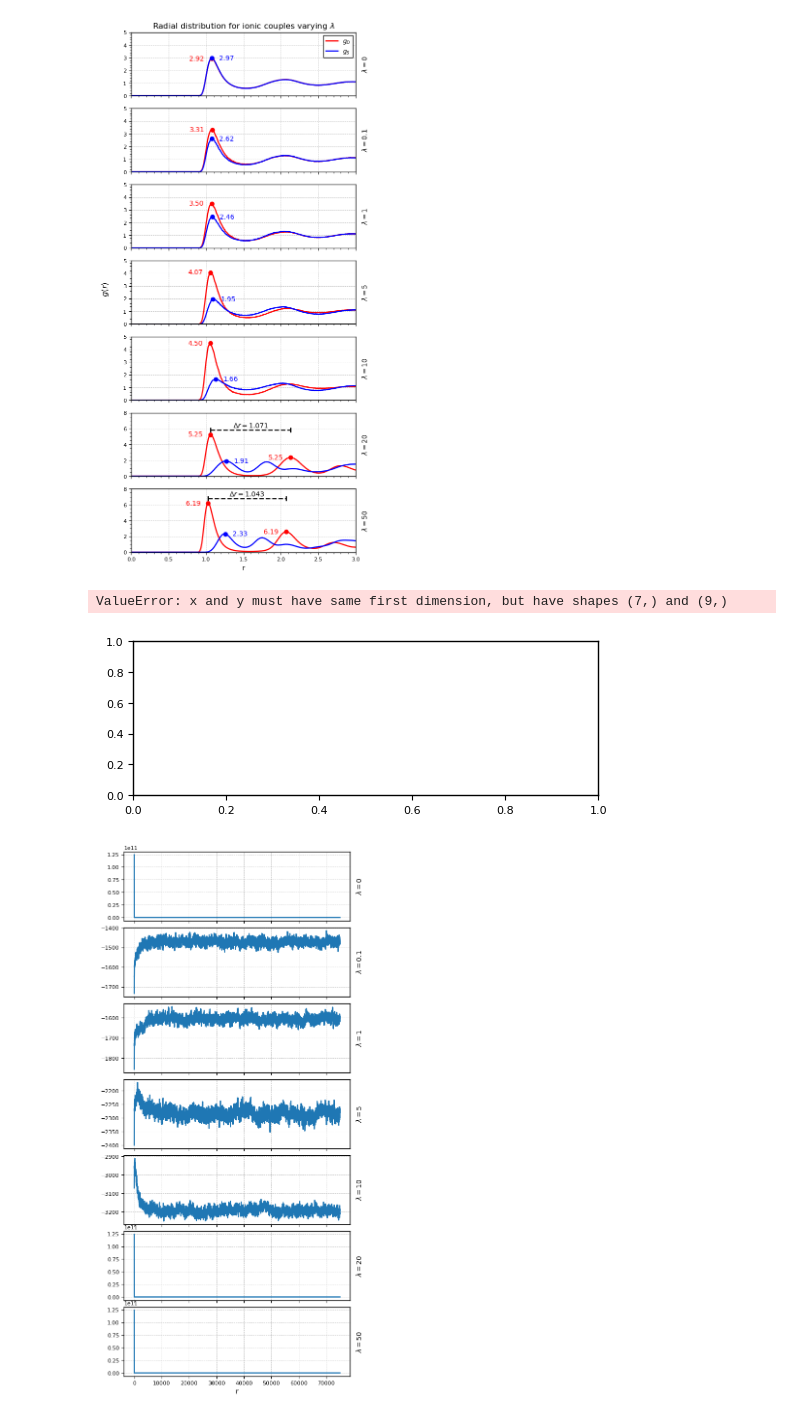
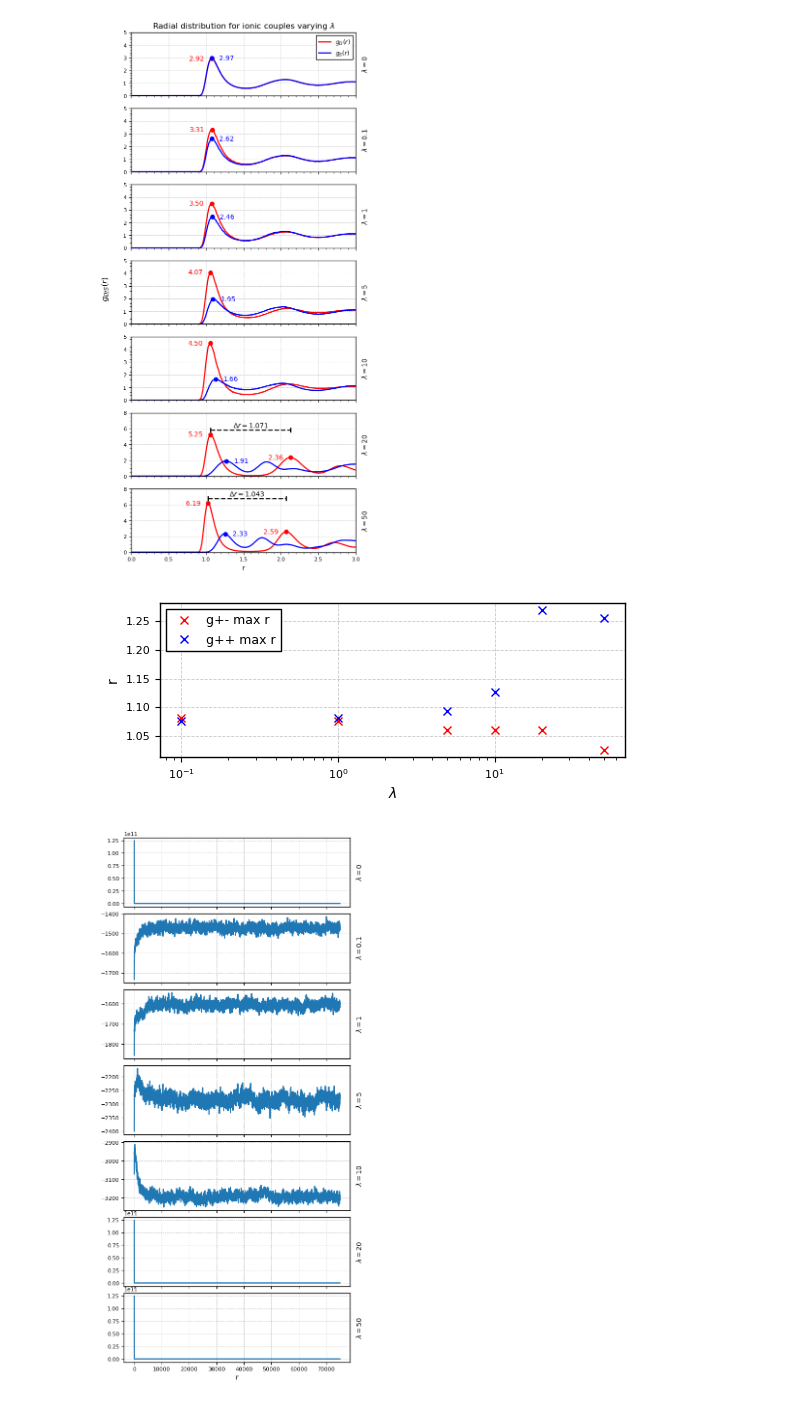
Before and after one commit to Sparisi01/montecarlo_particles_simulation, a Jupyter notebook: output/saves/Coulomb_LJ_coupling/data_analysis_LJ_Coulomb.ipynb, the cells around one changed output. Cells and saved outputs as stored; diff of their text form; code cells hidden in the pictures.

```diff
--- a/output/saves/Coulomb_LJ_coupling/data_analysis_LJ_Coulomb.ipynb
+++ b/output/saves/Coulomb_LJ_coupling/data_analysis_LJ_Coulomb.ipynb
@@ -70,7 +70,7 @@ for i in range(0,n_lamb):
     y_2 = pot_pos(x,l)
 
     data_differ = np.loadtxt(f"./lambda{l}/radial_distribution_differ.csv", delimiter=";")
-    axes[i].plot(data_differ[:,0], data_differ[:,1],c="red", label=r"$g_D$")
+    axes[i].plot(data_differ[:,0], data_differ[:,1],c="red", label=r"$g_D(r)$")
 
     idx = np.argmax(data_differ[:, 1])
     row_max = data_differ[idx]
@@ -81,7 +81,7 @@ for i in range(0,n_lamb):
     max_g_differ_array.append(y_max_diff)
 
     data_same = np.loadtxt(f"./lambda{l}/radial_distribution_equal.csv", delimiter=";")
-    axes[i].plot(data_same[:,0], data_same[:,1],c="blue", label =r"$g_S$")
+    axes[i].plot(data_same[:,0], data_same[:,1],c="blue", label =r"$g_S(r)$")
 
     idx = np.argmax(data_same[:, 1])
     row_max = data_same[idx]
@@ -139,7 +139,7 @@ for i in range(0,n_lamb):
 
         axes[i].text(
             x_max_diff2 - 0.3, y_max_diff2,
-            f'{y_max_diff:.2f}',
+            f'{y_max_diff2:.2f}',
             va='center',
             ha='left',
             color="red"
@@ -161,35 +161,35 @@ for i in range(0,n_lamb):
         axes[i].text(
             (x_max_diff + x_max_diff2) / 2,
             y_line + 0.1,
             rf'$\Delta r = {delta_x:.3f}$',
             ha='center',
             va='bottom'
         )
 
         cap_height = 0.3
         axes[i].vlines(
             x=[x_max_diff, x_max_diff2],
             ymin=y_line - cap_height,
             ymax=y_line + cap_height,
             colors='black'
         )
 
     if l == 100:
         axes[i].set_ylim([0,10])
 
     if i == 0:
         axes[i].legend(loc='upper right')
 
     axes[i].xaxis.minorticks_on()
     axes[i].yaxis.minorticks_on()
 
     #axes[i].set_ylabel("g(r)")
     axes[i].grid()
 
-fig.supylabel(r"$g(r)$") # ylabel in common
+fig.supylabel(r"$g_{D/S}(r)$") # ylabel in common
 plt.show()
 # %% [output]
-[figure, old version]
+[figure, new version]
 # %%
 fig = plt.figure(figsize=(6,2))
 
@@ -203,8 +203,7 @@ plt.ylabel("r")
 plt.legend()
 plt.show()
 # %% [output]
-ValueError: x and y must have same first dimension, but have shapes (7,) and (9,)
-[figure, old version]
+[figure, new version]
 # %%
 fig, axes = plt.subplots(n_lamb, 1, figsize=(6, 2*n_lamb))
 fig.subplots_adjust(hspace=0.1)
```
Also changed, not shown: parts of 1 cell of this notebook, 12 other files.
